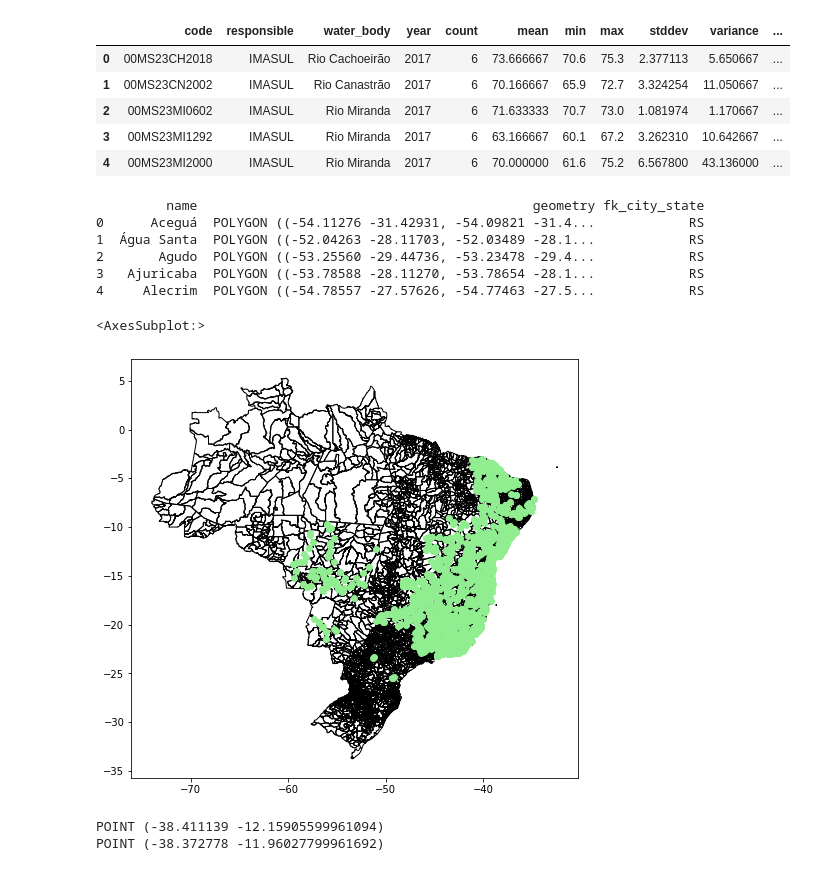
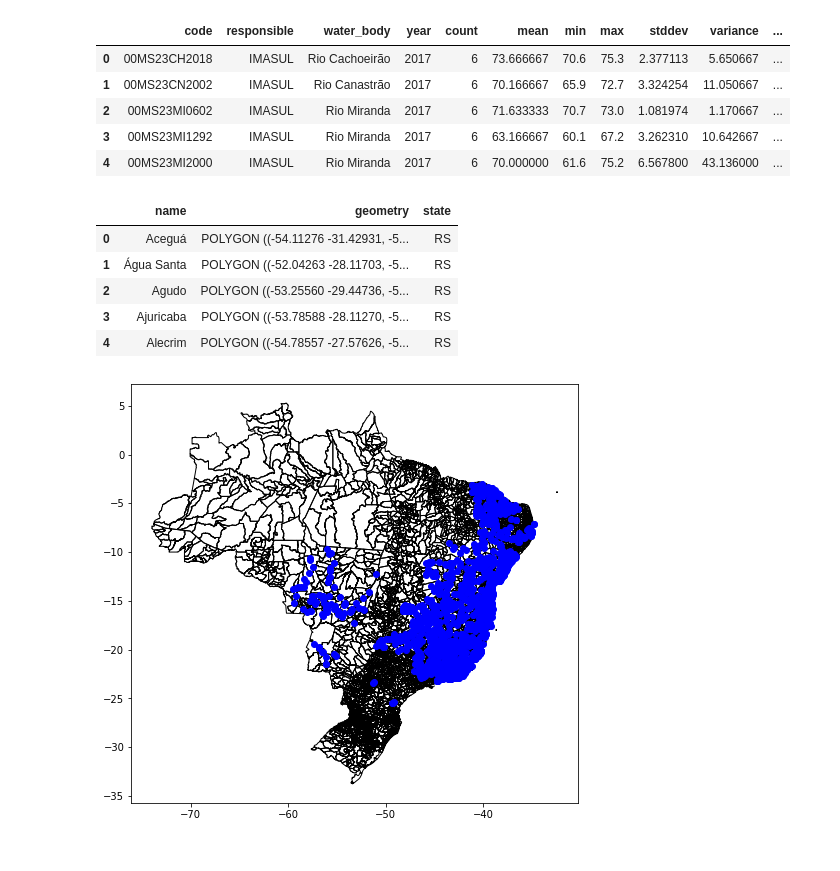
Before and after one commit to gabrielpastori/bda2, a Jupyter notebook: analysis.ipynb, the cells around one changed output. Drawn from its saved outputs; the diff is of its cells as text; code cells hidden in the pictures.

```diff
--- a/analysis.ipynb
+++ b/analysis.ipynb
@@ -33,28 +34,29 @@ points.head()
 | 3 | 00MS23MI1292 | IMASUL | Rio Miranda | 2017 | 6 | 63.166667 | 60.1 | 67.2 | 3.262310 | 10.642667 | ... |
 | 4 | 00MS23MI2000 | IMASUL | Rio Miranda | 2017 | 6 | 70.000000 | 61.6 | 75.2 | 6.567800 | 43.136000 | ... |
 # %%
-cities = pd.read_sql("select name,ST_AsText(geometry) as geometry,fk_city_state from city", con)
+cities = pd.read_sql("select name,ST_AsText(geometry) as geometry,fk_city_state as state from city", con)
 cities['geometry'] = cities['geometry'].apply(wkt.loads)
 cities_gpd = gpd.GeoDataFrame(cities, geometry="geometry")
-print(cities_gpd.head())
 
 ax = cities_gpd.plot(color='none', figsize=(8,8))
-points_gpd.plot(color='lightgreen',ax=ax)
+points_gpd.plot(color='blue',ax=ax)
+cities_gpd.head()
 # %% [output]
-         name                                           geometry fk_city_state
-0      Aceguá  POLYGON ((-54.11276 -31.42931, -54.09821 -31.4...            RS
-1  Água Santa  POLYGON ((-52.04263 -28.11703, -52.03489 -28.1...            RS
-2       Agudo  POLYGON ((-53.25560 -29.44736, -53.23478 -29.4...            RS
-3   Ajuricaba  POLYGON ((-53.78588 -28.11270, -53.78654 -28.1...            RS
-4     Alecrim  POLYGON ((-54.78557 -27.57626, -54.77463 -27.5...            RS
-<AxesSubplot:>
+|  | name | geometry | state |
+| 0 | Aceguá | POLYGON ((-54.11276 -31.42931, -5... | RS |
+| 1 | Água Santa | POLYGON ((-52.04263 -28.11703, -5... | RS |
+| 2 | Agudo | POLYGON ((-53.25560 -29.44736, -5... | RS |
+| 3 | Ajuricaba | POLYGON ((-53.78588 -28.11270, -5... | RS |
+| 4 | Alecrim | POLYGON ((-54.78557 -27.57626, -5... | RS |
-[figure, old version]
+[figure, new version]
 # %%
-rj = cities_gpd[cities_gpd['name']=="Vitória"]['geometry'].values[0]
-points = points_gpd['geometry']
-for point in points:
-    if(rj.contains(point)):
-       print(point)
+'''points = points_gpd['geometry']
+relations = {}
+for index, city in cities_gpd.iterrows():
+    cityG = city['geometry']
+    cityN = city['name']
+    for point in points:
+        if(cityG.contains(point)):
+           print("aa")
+           relations[point] = cityN
+print(relations)'''
-# %% [output]
-POINT (-38.411139 -12.15905599961094)
-POINT (-38.372778 -11.96027799961692)
```
Also changed, not shown: parts of 9 cells of this notebook.
